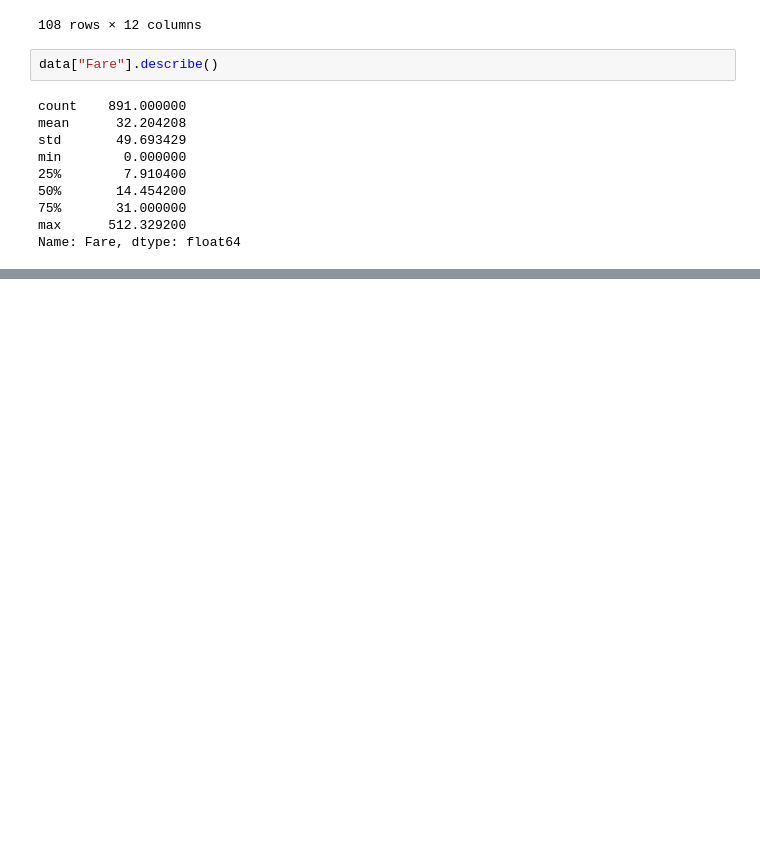
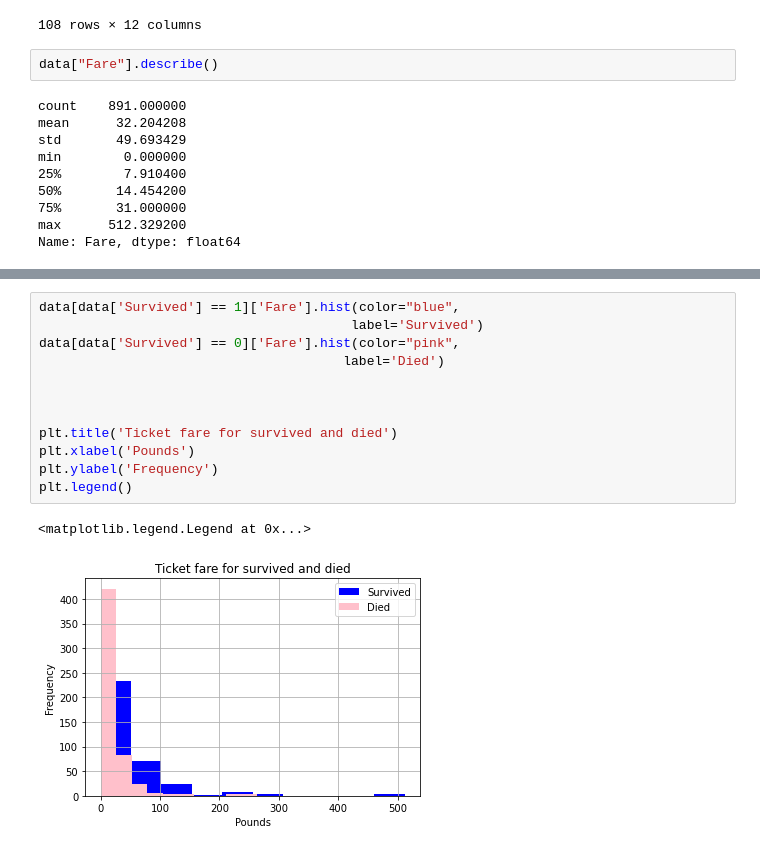
Before and after one commit to Lada1810/labs-mai-ds, a Jupyter notebook: HomeworkPandas_Practies.ipynb, the cells around one changed output, grey strips where cells are left out. Saved outputs shown, nothing was run; the diff lists cells and outputs as text; blank space fills up the shorter version.

```diff
--- a/HomeworkPandas_Practies.ipynb
+++ b/HomeworkPandas_Practies.ipynb
@@ -161,0 +319,15 @@ Name: Fare, dtype: float64
+# %%
+data[data['Survived'] == 1]['Fare'].hist(color="blue",
+                                        label='Survived')
+data[data['Survived'] == 0]['Fare'].hist(color="pink",
+                                       label='Died')
+
+
+
+plt.title('Ticket fare for survived and died')
+plt.xlabel('Pounds')
+plt.ylabel('Frequency')
+plt.legend()
+# %% [output]
+<matplotlib.legend.Legend at 0x...>
+[figure, added]
```
Also changed, not shown: parts of 16 cells of this notebook.
